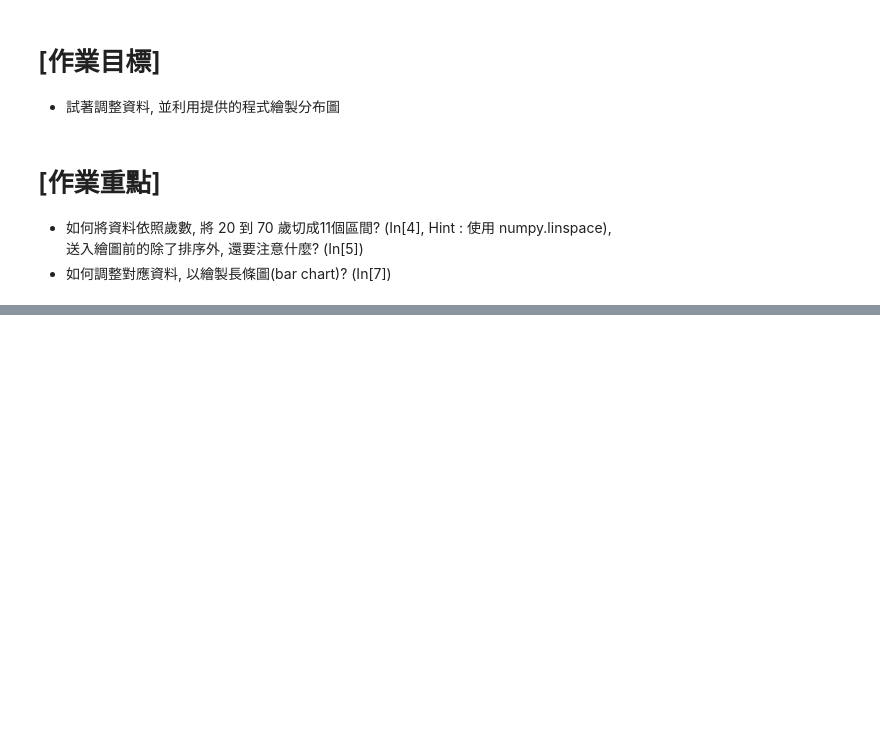
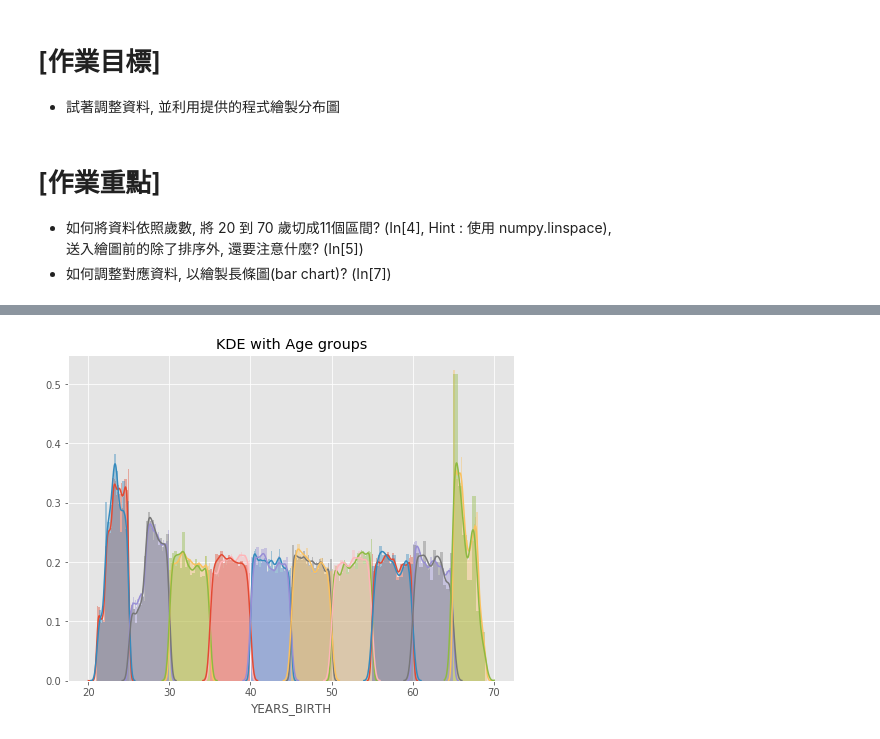
Before and after one commit to cccedith789/3rd-ML100Days, a Jupyter notebook: Day_016_HW-KDE.ipynb, the cells around one changed output, grey strips where cells are left out. Drawn from its saved outputs; the diff is of its cells as text; code cells hidden in the pictures; blank space fills up the shorter version.

```diff
--- a/Day_016_HW-KDE.ipynb
+++ b/Day_016_HW-KDE.ipynb
@@ -45,0 +33,4 @@ Path of read in data: ./data/application_train.csv
+# %%
+# 讀取檔案
+app_train = pd.read_csv(r"C:\Users\user\100 days\data\application_train.csv")
+app_train.head()
@@ -49,16 +56,5 @@ app_train['DAYS_BIRTH'] = abs(app_train['DAYS_BIRTH'])
 # %%
-# 根據年齡分成不同組別 (年齡區間 - 還款與否)
-age_data = app_train[['TARGET', 'DAYS_BIRTH']] # subset
-age_data['YEARS_BIRTH'] = age_data['DAYS_BIRTH'] / 365 # day-age to year-age
+#自 20 到 70 歲，切 11 個點 (得到 10 組)
 
-#自 20 到 70 歲，切 11 個點 (得到 10 組)
-"""
-bin_cut = np.linspace（20,70,11）
-待做待做待做
-"""
-bin_cut = np.linspace（20,70,11)
+bin_cut = np.linspace(20, 70, num = 11)
 age_data['YEARS_BINNED'] = pd.cut(age_data['YEARS_BIRTH'], bins = bin_cut)
-
-# 顯示不同組的數量
-print(age_data['YEARS_BINNED'].value_counts())
-age_data.head()
@@ -67,19 +83,19 @@ SyntaxError: invalid character in identifier (<ipython-input-7-ca85989ce4ec>, li
 # %%
 # 繪圖前先排序 / 分組
-"""
-Your Code Here
-"""
-year_group_sorted =
+
+year_group_sorted = np.sort(age_data['YEARS_BINNED'].unique())
 
 plt.figure(figsize=(8,6))
 for i in range(len(year_group_sorted)):
     sns.distplot(age_data.loc[(age_data['YEARS_BINNED'] == year_group_sorted[i]) & \
                               (age_data['TARGET'] == 0), 'YEARS_BIRTH'], label = str(year_group_sorted[i]))
 
     sns.distplot(age_data.loc[(age_data['YEARS_BINNED'] == year_group_sorted[i]) & \
                               (age_data['TARGET'] == 1), 'YEARS_BIRTH'], label = str(year_group_sorted[i]))
 plt.title('KDE with Age groups')
 plt.show()
+# %% [output]
+[figure, added]
 # %%
 # 計算每個年齡區間的 Target、DAYS_BIRTH與 YEARS_BIRTH 的平均值
 age_groups  = age_data.groupby('YEARS_BINNED').mean()
```
Also changed, not shown: parts of 9 cells of this notebook.
